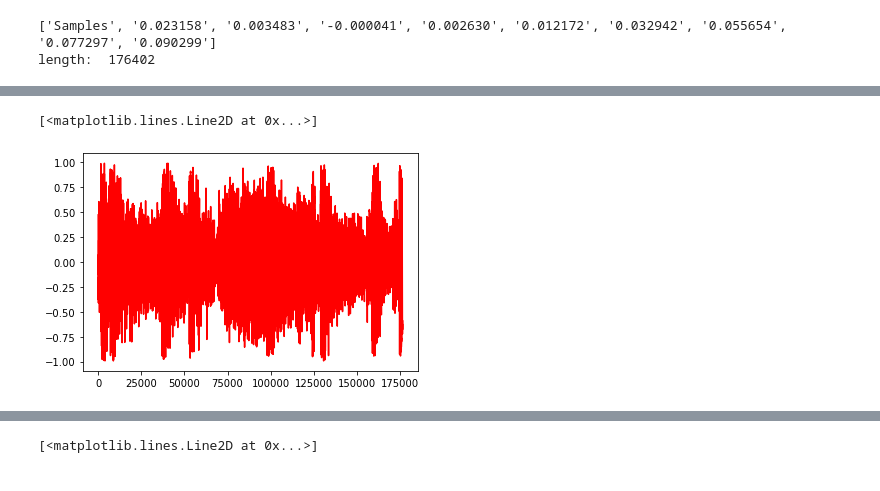
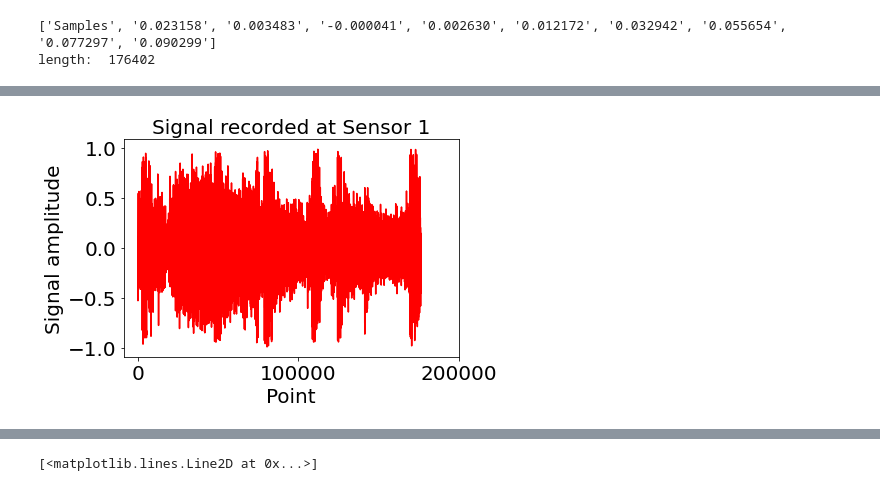
Before and after one commit to Shee-Ra/computer_vision, a Jupyter notebook: 1_1D_spatial_cross_correlation/notebooks/1_1D cross correlation exercises.ipynb, the cells around one changed output, grey strips where cells are left out. Saved outputs shown, nothing was run; the diff lists cells and outputs as text; code cells hidden in the pictures.

```diff
--- a/1_1D_spatial_cross_correlation/notebooks/1_1D cross correlation exercises.ipynb
+++ b/1_1D_spatial_cross_correlation/notebooks/1_1D cross correlation exercises.ipynb
@@ -4,3 +6,7 @@ import matplotlib.pyplot as plt
+# %%
+# paths
+one_up = up(os.getcwd())
+save_figs = os.path.join(one_up,'data','results')
 # %% [markdown]
 # Question 1: calculate cross-correlation score
 
@@ -189,6 +189,14 @@ plt.plot(s1)
-# %%
-# check out data from sensor 2
-plt.plot(s2,color='red')
-# %% [output]
-[<matplotlib.lines.Line2D at 0x...>]
-[figure, removed]
+# %%
+# check out data from sensor 1
+plt.plot(s1,color='red')
+
+plt.xticks([0,100000, 200000],fontsize=20)
+plt.yticks([-1.00, -0.5, 0, 0.5, 1.0],fontsize=20)
+
+plt.xlabel('Point',fontsize=20)
+plt.ylabel('Signal amplitude',fontsize=20)
+
+plt.title('Signal recorded at Sensor 1',fontsize=20)
+plt.savefig(os.path.join(save_figs,'1D_signal_1.pdf'), bbox_inches='tight', dpi=100)
+# %% [output]
+[figure, added]
```
Also changed, not shown: parts of 3 cells of this notebook, 25 other files.
